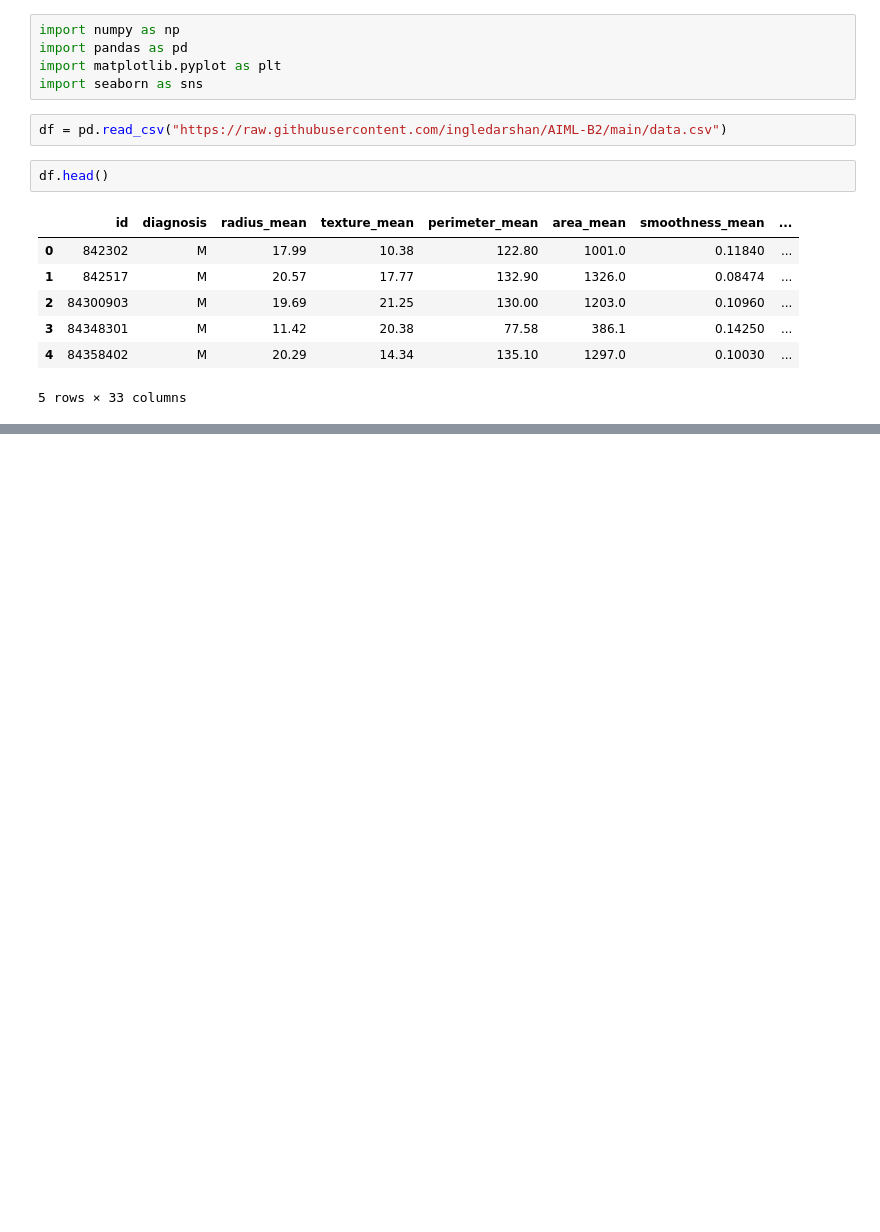
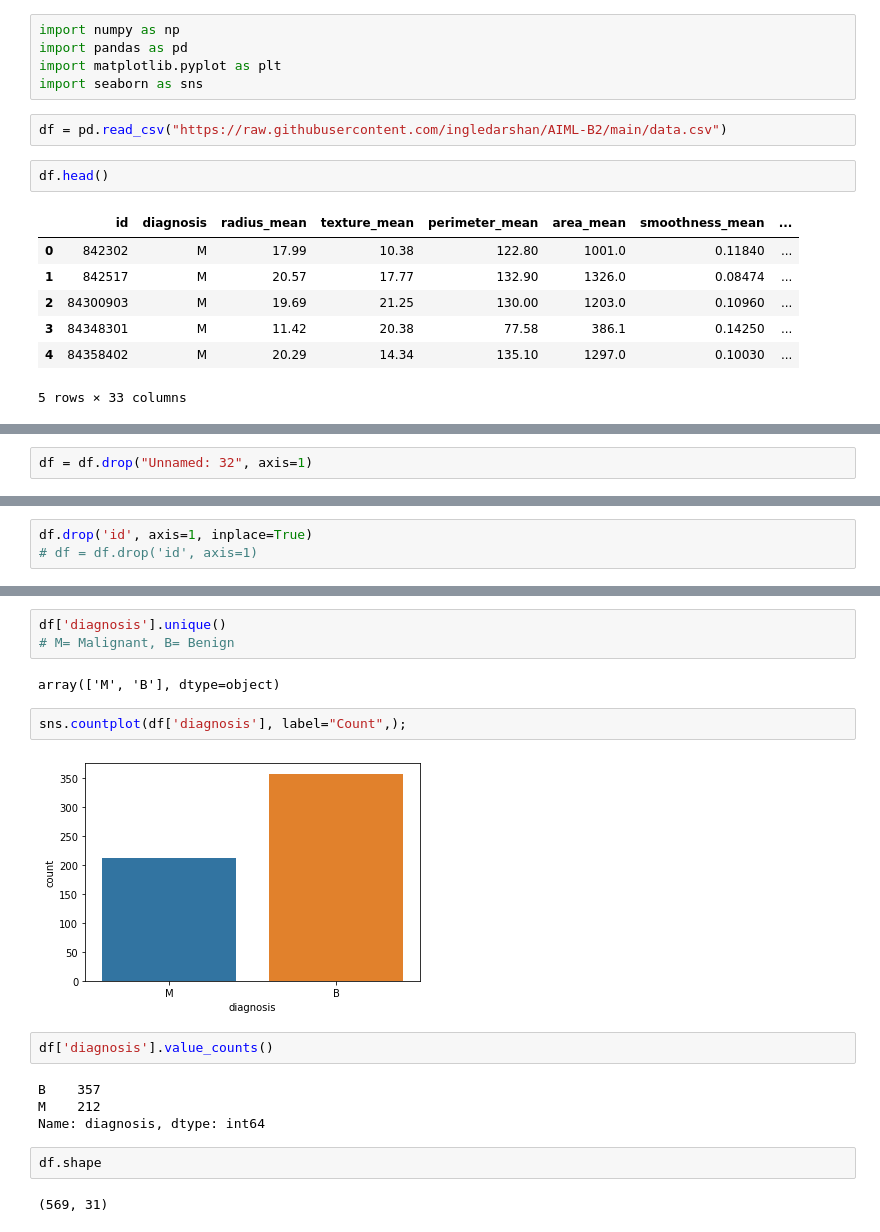
Before and after one commit to ReneValenzuela/AI-ML-Batch2, a Jupyter notebook: ML__Breast_Cancer_Prediction.ipynb, the cells around one changed output, grey strips where cells are left out. Cells and saved outputs as stored; diff of their text form; blank space fills up the shorter version.

```diff
--- a/ML__Breast_Cancer_Prediction.ipynb
+++ b/ML__Breast_Cancer_Prediction.ipynb
@@ -29,0 +78,2 @@ df.head()
+# %%
+df = df.drop("Unnamed: 32", axis=1)
@@ -29,0 +103,3 @@ df.head()
+# %%
+df.drop('id', axis=1, inplace=True)
+# df = df.drop('id', axis=1)
@@ -29,0 +153,19 @@ df.head()
+# %%
+df['diagnosis'].unique()
+# M= Malignant, B= Benign
+# %% [output]
+array(['M', 'B'], dtype=object)
+# %%
+sns.countplot(df['diagnosis'], label="Count",);
+# %% [output]
+[figure, added]
+# %%
+df['diagnosis'].value_counts()
+# %% [output]
+B    357
+M    212
+Name: diagnosis, dtype: int64
+# %%
+df.shape
+# %% [output]
+(569, 31)
```
Also changed, not shown: parts of 15 cells of this notebook.
